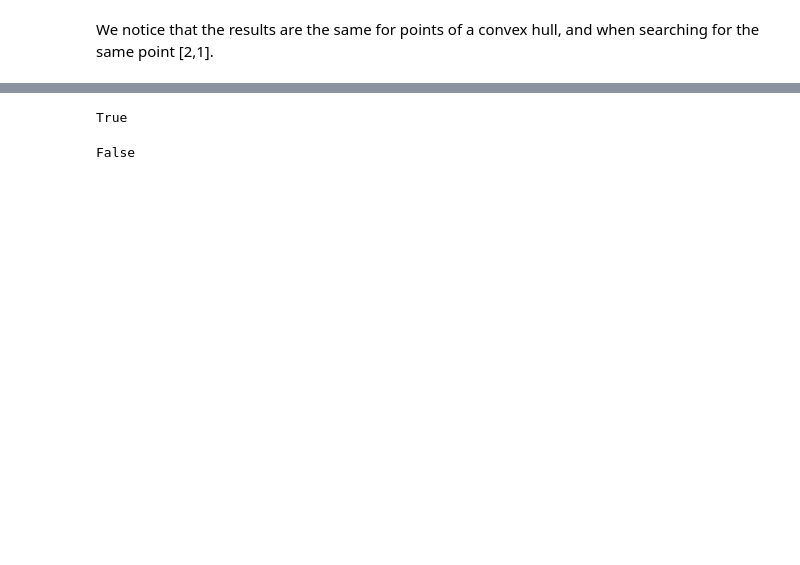
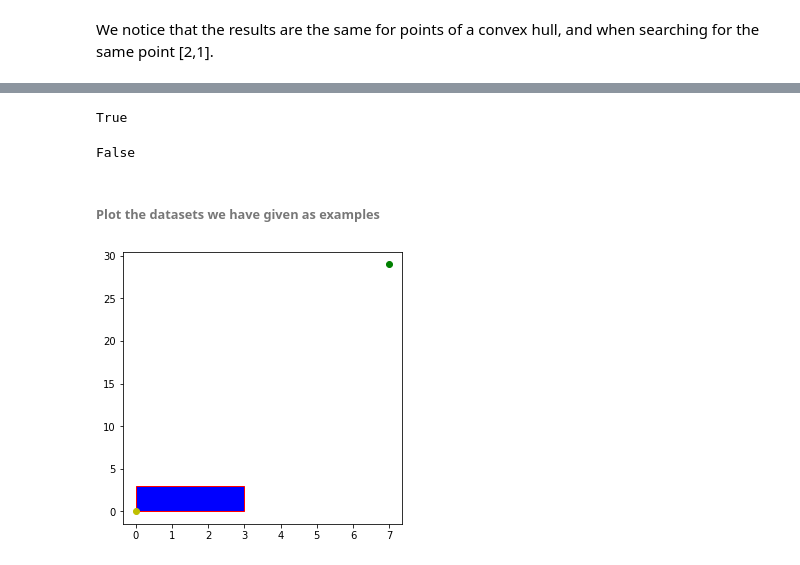
Before and after one commit to TsFotini/Computational_Geometry, a Jupyter notebook: Geometry03/Untitled.ipynb, the cells around one changed output, grey strips where cells are left out. Cells and saved outputs as stored; diff of their text form; code cells hidden in the pictures; blank space fills up the shorter version.

```diff
--- a/Geometry03/Untitled.ipynb
+++ b/Geometry03/Untitled.ipynb
@@ -303,8 +303,27 @@ $\displaystyle Ellipse\left(Point2D\left(0, 0\right), 53, 58\right)$
-# %%
-e.encloses_point(Point(0, 0))
-# %% [output]
-True
-# %%
-e.encloses_point(Point(a, b))
-# %% [output]
-False
+# %%
+from matplotlib.patches import Circle
+patches = []
+circle = Circle((0, 0), 22)
+patches.append(circle)
+polygon = matpatches.PathPatch(patches[0].get_path())
+patches.append(polygon)
+contain = patches[0].contains_point([0, 0])
+contain
+# %% [output]
+True
+# %%
+contain_not = patches[0].contains_point([a, b])
+contain_not
+# %% [output]
+False
+# %% [markdown]
+###### Plot the datasets we have given as examples
+# %%
+rectangle = plt.Rectangle((0,0), 3, 3, fc='blue',ec="red")
+fig, ax = plt.subplots(figsize =(5, 5))
+plt.gca().add_patch(rectangle)
+ax.plot((0), (0), 'o', color='y')
+ax.plot((a), (b), 'o', color='g')
+plt.show()
+# %% [output]
+[figure, added]
```
Also changed, not shown: parts of 19 cells of this notebook.
